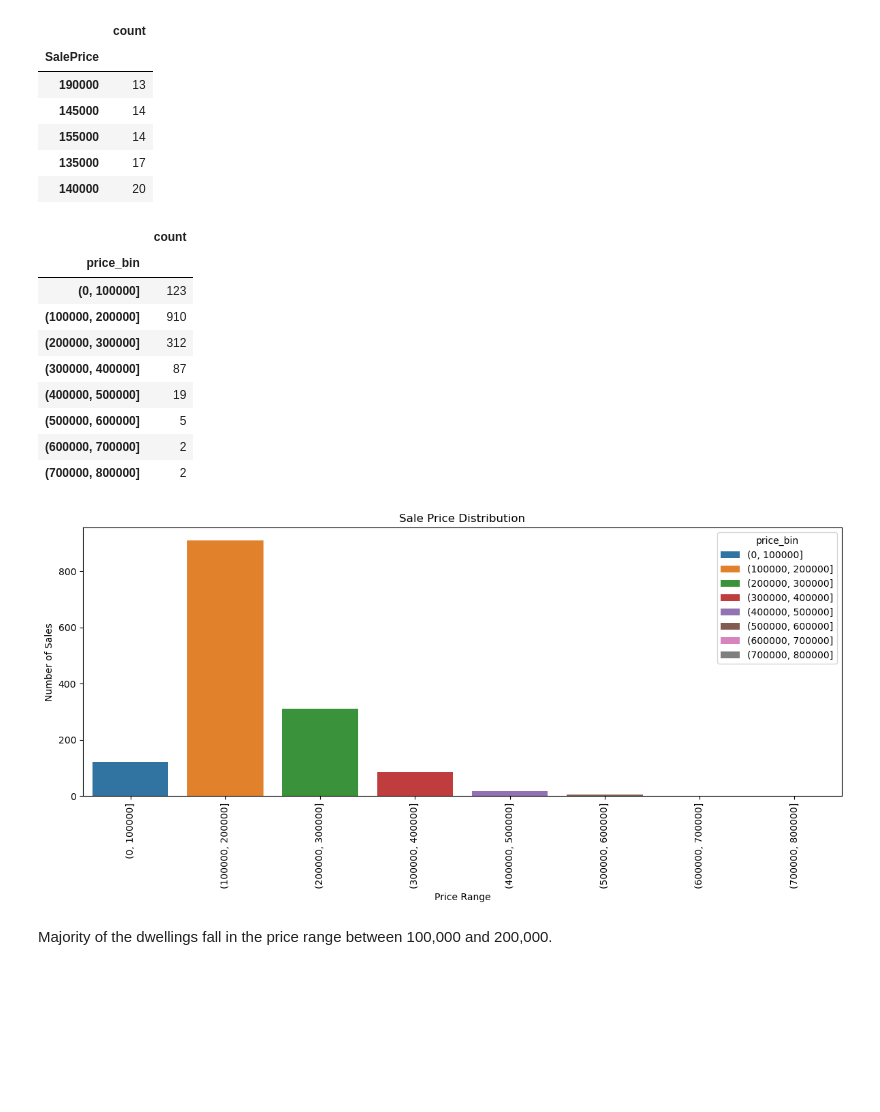
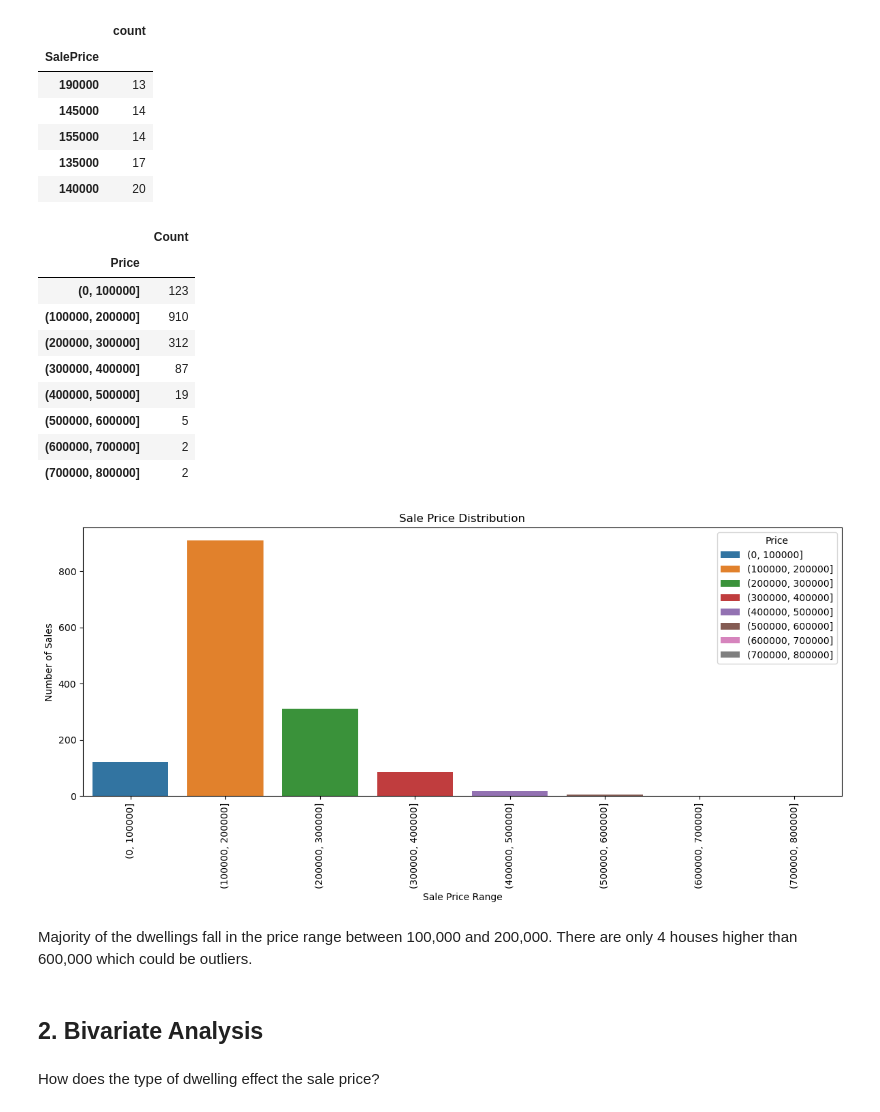
Before and after one commit to khadazhaia/house-prices-regression, a Jupyter notebook: code/01eda.ipynb, the cells around one changed output. Saved outputs shown, nothing was run; the diff lists cells and outputs as text; code cells hidden in the pictures; blank space fills up the shorter version.

Commit message:
added bivariate analysis

```diff
--- a/code/01eda.ipynb
+++ b/code/01eda.ipynb
@@ -118,3 +117,26 @@ MSSubClass
 180     10
 40       4
 Name: count, dtype: int64
+# %%
+ms_subclass = {
+    20: "1-STORY 1946+",
+    30: "1-STORY PRE-1946",
+    40: "1-STORY W/FINISHED ATTIC",
+    45: "1-1/2 STORY UNFINISHED",
+    50: "1-1/2 STORY FINISHED",
+    60: "2-STORY 1946+",
+    70: "2-STORY PRE-1946",
+    75: "2-1/2 STORY",
+    80: "SPLIT OR MULTI-LEVEL",
+    85: "SPLIT FOYER",
+    90: "DUPLEX",
+    120: "1-STORY PUD 1946+",
+    150: "1-1/2 STORY PUD",
+    160: "2-STORY PUD 1946+",
+    180: "PUD - MULTILEVEL",
+    190: "2 FAMILY CONVERSION"
+}
+
+train_df["MSSubClassName"] = train_df["MSSubClass"].map(ms_subclass)
+
+train_df.head()
@@ -177,14 +210,17 @@ price_per_100 = np.arange(0, (max_price // hundred + 2) * hundred, hundred)
 
 
 # Bin the prices
-train_df["price_bin"] = pd.cut(train_df["SalePrice"], bins=price_per_100)
+train_df["Price"] = pd.cut(train_df["SalePrice"], bins=price_per_100)
 
-price_df = train_df["price_bin"].value_counts().sort_index().to_frame(name="count")
+price_df = train_df["Price"].value_counts().sort_index().to_frame(name="Count")
+
+# Convert interval index to string without parentheses
+# price_df.index = price_df.index.map(lambda x: f"{int(x.left):,}–{int(x.right):,}")
 
 price_df
 # %% [output]
-|  | count |
-| price_bin |  |
+|  | Count |
+| Price |  |
 | (0, 100000] | 123 |
 | (100000, 200000] | 910 |
 | (200000, 300000] | 312 |
@@ -196,15 +232,19 @@ price_df
 # %%
 # Plot Sale Prices
 plt.figure(figsize=(12, 6))
-sns.barplot(data=price_df, x="price_bin", y="count", hue="price_bin")
+sns.barplot(data=price_df, x="Price", y="Count", hue="Price")
 plt.title("Sale Price Distribution")
-plt.xlabel("Price Range")
+plt.xlabel("Sale Price Range")
 plt.ylabel("Number of Sales")
 plt.xticks(rotation=90)
 plt.tight_layout()
 plt.show()
 # %% [output]
-[figure, old version]
+[figure, new version]
 # %% [markdown]
-Majority of the dwellings fall in the price range between 100,000 and 200,000.
+Majority of the dwellings fall in the price range between 100,000 and 200,000. There are only 4 houses higher than 600,000 which could be outliers.
+# %% [markdown]
+## 2. Bivariate Analysis
+# %% [markdown]
+How does the type of dwelling effect the sale price?
 # %%
```
Also changed, not shown: parts of 11 cells of this notebook.
